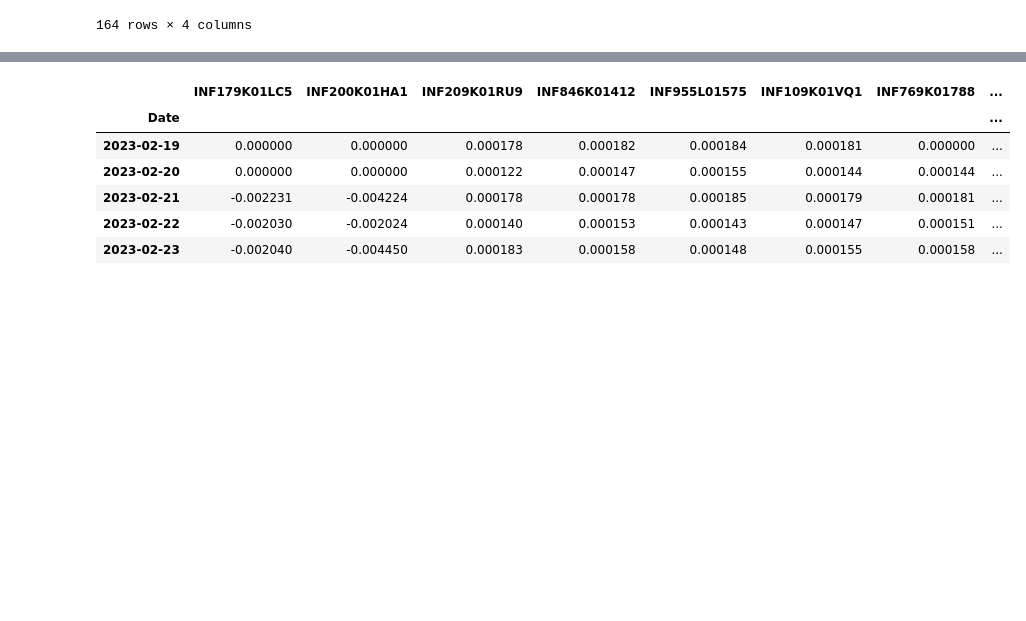
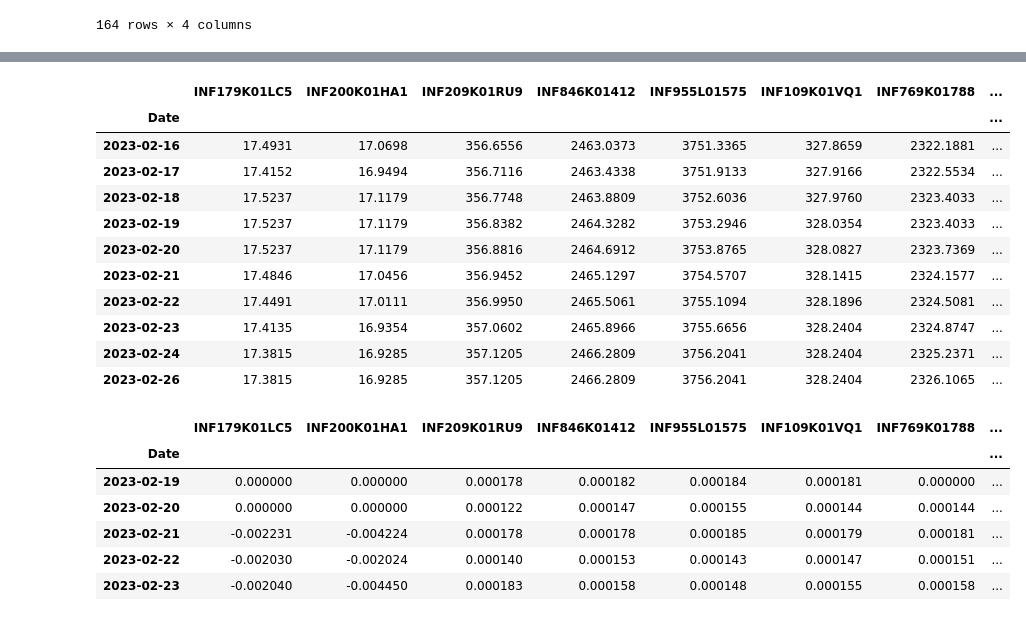
Before and after one commit to quniq/MF_port, a Jupyter notebook: poc _mf.ipynb, the cells around one changed output, grey strips where cells are left out. Saved outputs shown, nothing was run; the diff lists cells and outputs as text; code cells hidden in the pictures; blank space fills up the shorter version.

```diff
--- a/poc _mf.ipynb
+++ b/poc _mf.ipynb
@@ -28,3 +28,7 @@ mf
 | 162 | Mirae Asset Tax Saver Fund Regula... | INF769K01DK3 | Equity | ELSS |
 | 163 | Parag Parikh Tax Saver Fund Regul... | INF879O01092 | Equity | ELSS |
 164 rows × 4 columns
+# %%
+y = mf.loc[mf["Sector"].isin(["Gold", "Liquid", "GILT", "Long"])]
+x = y["ISIN"].to_list()
+print(x[:5], len(x))
@@ -55,3 +47,21 @@ data3.tail(10)
+# %%
+# select only the required columns from x
+# check if the ISIN is present in the data3
+data3 = data3.loc[:, data3.columns.isin(x)]
+data3.tail(10)
+# %% [output]
+|  | INF179K01LC5 | INF200K01HA1 | INF209K01RU9 | INF846K01412 | INF955L01575 | INF109K01VQ1 | INF769K01788 | ... |
+| Date |  |  |  |  |  |  |  | ... |
+| 2023-02-16 | 17.4931 | 17.0698 | 356.6556 | 2463.0373 | 3751.3365 | 327.8659 | 2322.1881 | ... |
+| 2023-02-17 | 17.4152 | 16.9494 | 356.7116 | 2463.4338 | 3751.9133 | 327.9166 | 2322.5534 | ... |
+| 2023-02-18 | 17.5237 | 17.1179 | 356.7748 | 2463.8809 | 3752.6036 | 327.9760 | 2323.4033 | ... |
+| 2023-02-19 | 17.5237 | 17.1179 | 356.8382 | 2464.3282 | 3753.2946 | 328.0354 | 2323.4033 | ... |
+| 2023-02-20 | 17.5237 | 17.1179 | 356.8816 | 2464.6912 | 3753.8765 | 328.0827 | 2323.7369 | ... |
+| 2023-02-21 | 17.4846 | 17.0456 | 356.9452 | 2465.1297 | 3754.5707 | 328.1415 | 2324.1577 | ... |
+| 2023-02-22 | 17.4491 | 17.0111 | 356.9950 | 2465.5061 | 3755.1094 | 328.1896 | 2324.5081 | ... |
+| 2023-02-23 | 17.4135 | 16.9354 | 357.0602 | 2465.8966 | 3755.6656 | 328.2404 | 2324.8747 | ... |
+| 2023-02-24 | 17.3815 | 16.9285 | 357.1205 | 2466.2809 | 3756.2041 | 328.2404 | 2325.2371 | ... |
+| 2023-02-26 | 17.3815 | 16.9285 | 357.1205 | 2466.2809 | 3756.2041 | 328.2404 | 2326.1065 | ... |
 # %%
 #!/usr/bin/env python3
 # -*- coding: utf-8 -*-
```
Also changed, not shown: parts of 2 cells of this notebook, 1 other file.
